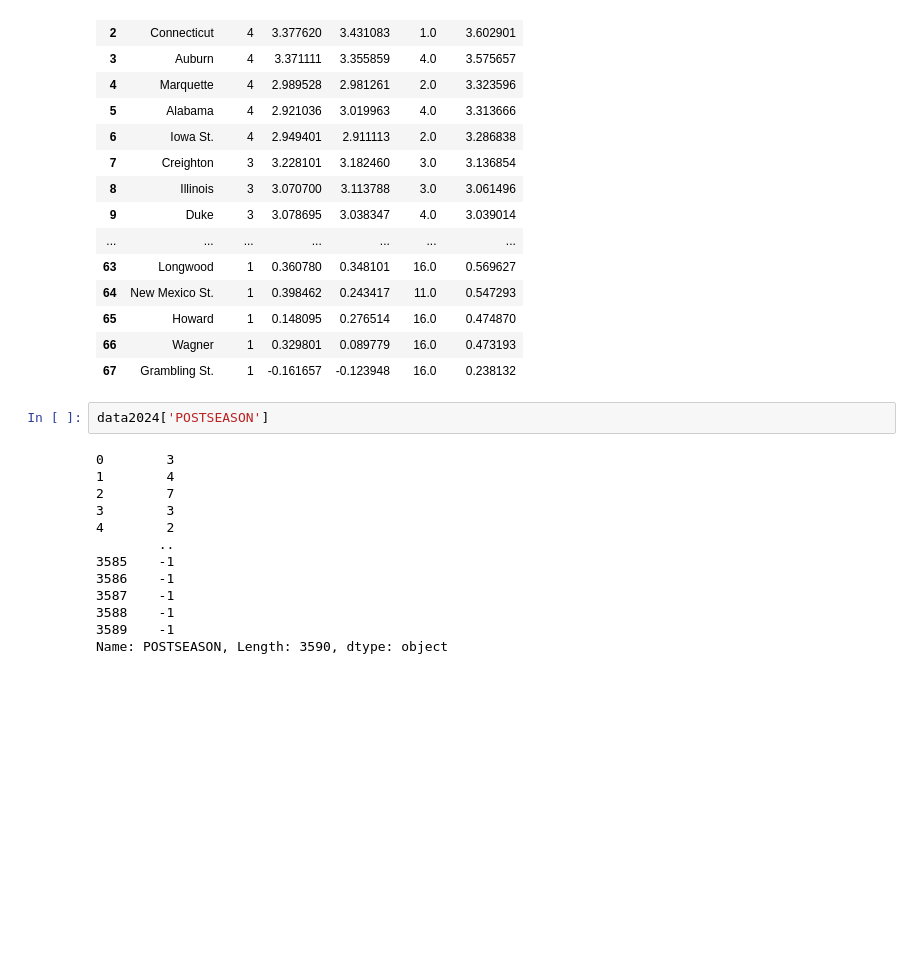
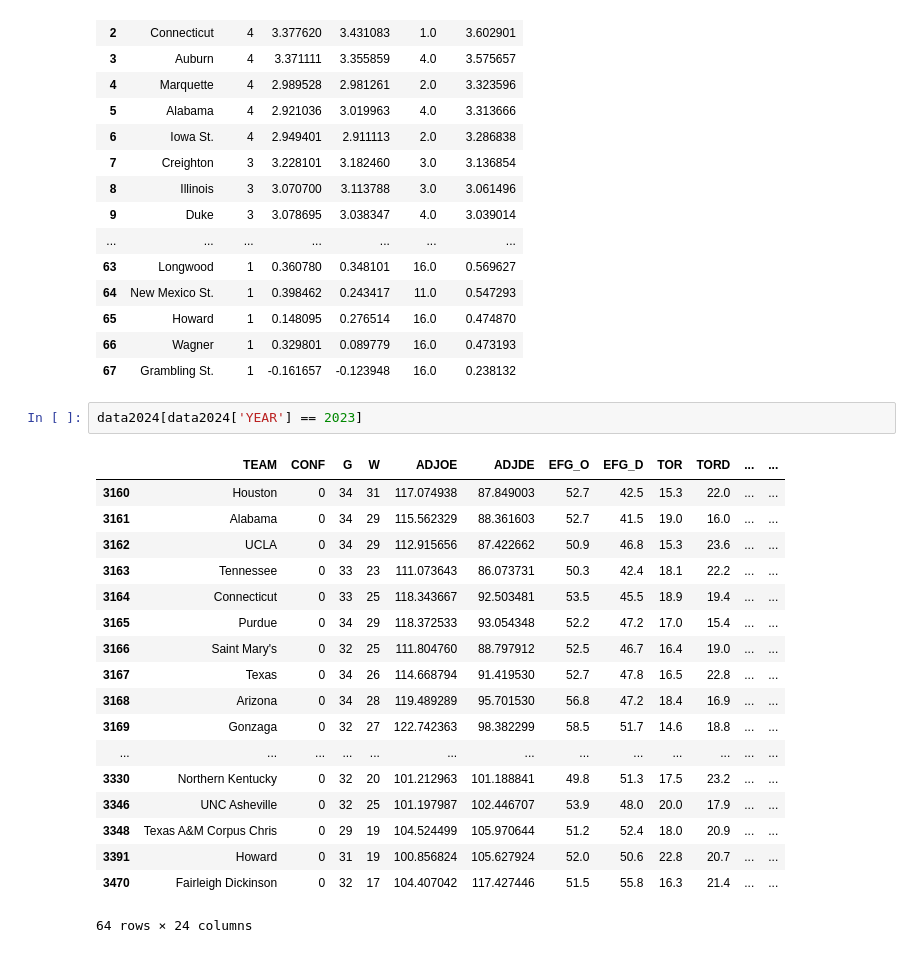
Before and after one commit to ajbenz18/march-madness-model, a Jupyter notebook: analysis.ipynb, the cells around one changed output. Drawn from its saved outputs; the diff is of its cells as text; blank space fills up the shorter version.

```diff
--- a/analysis.ipynb
+++ b/analysis.ipynb
@@ -798,17 +798,23 @@ alpha chosen is 2.7995167048263628e-05
 | 66 | Wagner | 1 | 0.329801 | 0.089779 | 16.0 | 0.473193 |
 | 67 | Grambling St. | 1 | -0.161657 | -0.123948 | 16.0 | 0.238132 |
 # %%
-data2024['POSTSEASON']
+data2024[data2024['YEAR'] == 2023]
 # %% [output]
+|  | TEAM | CONF | G | W | ADJOE | ADJDE | EFG_O | EFG_D | TOR | TORD | ... | ... |
+| 3160 | Houston | 0 | 34 | 31 | 117.074938 | 87.849003 | 52.7 | 42.5 | 15.3 | 22.0 | ... | ... |
+| 3161 | Alabama | 0 | 34 | 29 | 115.562329 | 88.361603 | 52.7 | 41.5 | 19.0 | 16.0 | ... | ... |
+| 3162 | UCLA | 0 | 34 | 29 | 112.915656 | 87.422662 | 50.9 | 46.8 | 15.3 | 23.6 | ... | ... |
+| 3163 | Tennessee | 0 | 33 | 23 | 111.073643 | 86.073731 | 50.3 | 42.4 | 18.1 | 22.2 | ... | ... |
+| 3164 | Connecticut | 0 | 33 | 25 | 118.343667 | 92.503481 | 53.5 | 45.5 | 18.9 | 19.4 | ... | ... |
+| 3165 | Purdue | 0 | 34 | 29 | 118.372533 | 93.054348 | 52.2 | 47.2 | 17.0 | 15.4 | ... | ... |
+| 3166 | Saint Mary's | 0 | 32 | 25 | 111.804760 | 88.797912 | 52.5 | 46.7 | 16.4 | 19.0 | ... | ... |
+| 3167 | Texas | 0 | 34 | 26 | 114.668794 | 91.419530 | 52.7 | 47.8 | 16.5 | 22.8 | ... | ... |
+| 3168 | Arizona | 0 | 34 | 28 | 119.489289 | 95.701530 | 56.8 | 47.2 | 18.4 | 16.9 | ... | ... |
+| 3169 | Gonzaga | 0 | 32 | 27 | 122.742363 | 98.382299 | 58.5 | 51.7 | 14.6 | 18.8 | ... | ... |
+| ... | ... | ... | ... | ... | ... | ... | ... | ... | ... | ... | ... | ... |
+| 3330 | Northern Kentucky | 0 | 32 | 20 | 101.212963 | 101.188841 | 49.8 | 51.3 | 17.5 | 23.2 | ... | ... |
+| 3346 | UNC Asheville | 0 | 32 | 25 | 101.197987 | 102.446707 | 53.9 | 48.0 | 20.0 | 17.9 | ... | ... |
+| 3348 | Texas A&M Corpus Chris | 0 | 29 | 19 | 104.524499 | 105.970644 | 51.2 | 52.4 | 18.0 | 20.9 | ... | ... |
+| 3391 | Howard | 0 | 31 | 19 | 100.856824 | 105.627924 | 52.0 | 50.6 | 22.8 | 20.7 | ... | ... |
+| 3470 | Fairleigh Dickinson | 0 | 32 | 17 | 104.407042 | 117.427446 | 51.5 | 55.8 | 16.3 | 21.4 | ... | ... |
-0        3
-1        4
-2        7
-3        3
-4        2
-        ..
-3585    -1
-3586    -1
-3587    -1
-3588    -1
-3589    -1
-Name: POSTSEASON, Length: 3590, dtype: object
+64 rows × 24 columns
```
Also changed, not shown: parts of 3 cells of this notebook, 7 other files.
